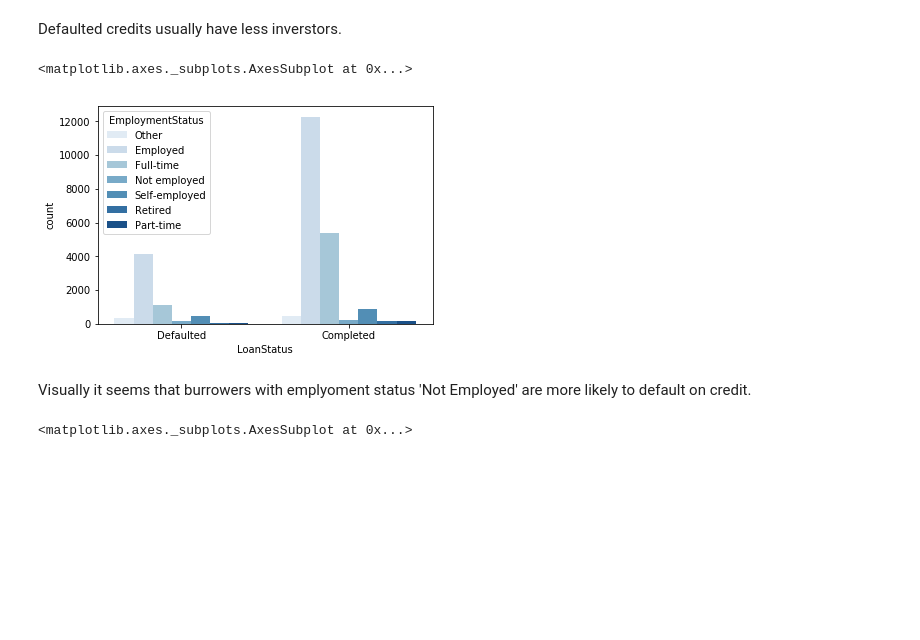
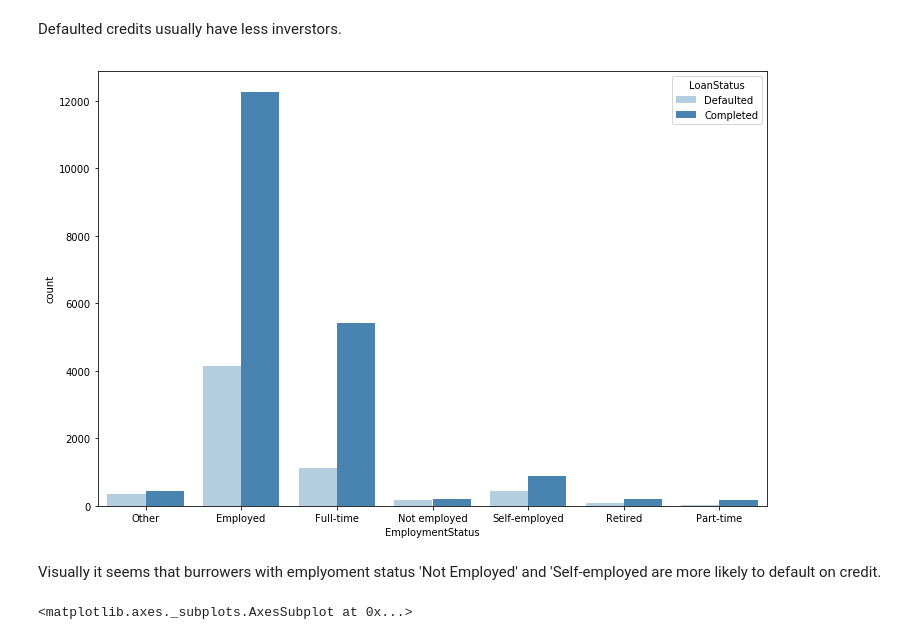
Before and after one commit to Askanio234/Communicate-Data-Findings, a Jupyter notebook: exploration.ipynb, the cells around one changed output. Cells and saved outputs as stored; diff of their text form; code cells hidden in the pictures; blank space fills up the shorter version.

```diff
--- a/exploration.ipynb
+++ b/exploration.ipynb
@@ -446,12 +446,12 @@ sb.violinplot(data = target_df, x = 'LoanStatus', y = 'Investors', color = defau
 # %% [markdown]
 Defaulted credits usually have less inverstors.
 # %%
-sb.countplot(data=target_df, x='LoanStatus', hue='EmploymentStatus', palette='Blues')
+plt.figure(figsize = [12, 8])
+sb.countplot(data=target_df, x='EmploymentStatus', hue='LoanStatus', palette='Blues');
 # %% [output]
-<matplotlib.axes._subplots.AxesSubplot at 0x...>
-[figure, old version]
+[figure, new version]
 # %% [markdown]
-Visually it seems that burrowers with emplyoment status 'Not Employed' are more likely to default on credit.
+Visually it seems that burrowers with emplyoment status 'Not Employed' and 'Self-employed are more likely to default on credit.
 # %%
 sb.violinplot(data = target_df, x = 'LoanStatus', y = 'LoanOriginalAmount', color = default_color)
 # %% [output]
```
Also changed, not shown: parts of 16 cells of this notebook.
